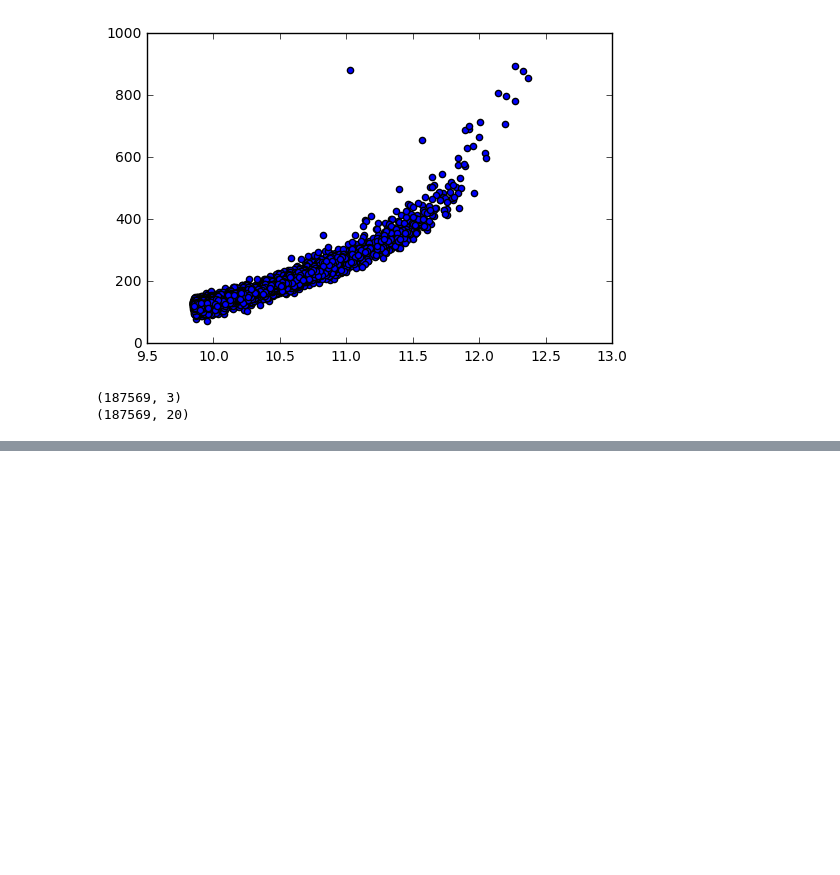
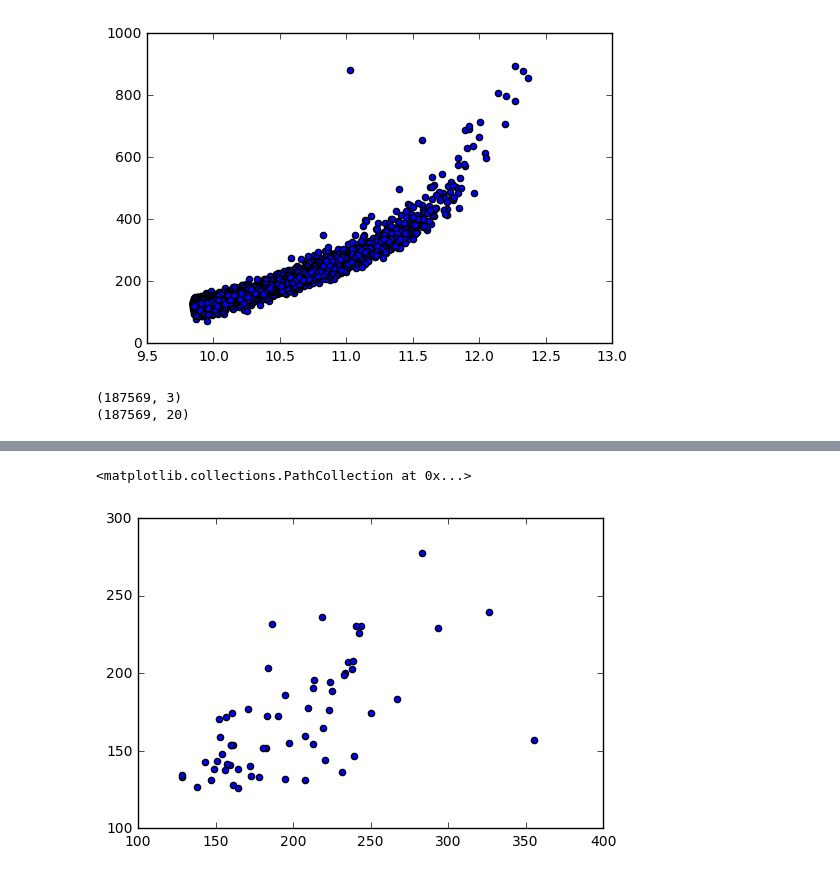
Before and after one commit to astroandes/IllustrisLG, a Jupyter notebook: code/SampleLG.ipynb, the cells around one changed output, grey strips where cells are left out. Cells and saved outputs as stored; diff of their text form; code cells hidden in the pictures; blank space fills up the shorter version.

```diff
--- a/code/SampleLG.ipynb
+++ b/code/SampleLG.ipynb
@@ -190,0 +177,5 @@ array([ True,  True,  True,  True, False,  True,  True,  True,  True,
+# %%
+plt.scatter(S_vmax[halo_A_id], S_vmax[halo_B_id])
+# %% [output]
+<matplotlib.collections.PathCollection at 0x...>
+[figure, added]
```
Also changed, not shown: parts of 16 cells of this notebook.
